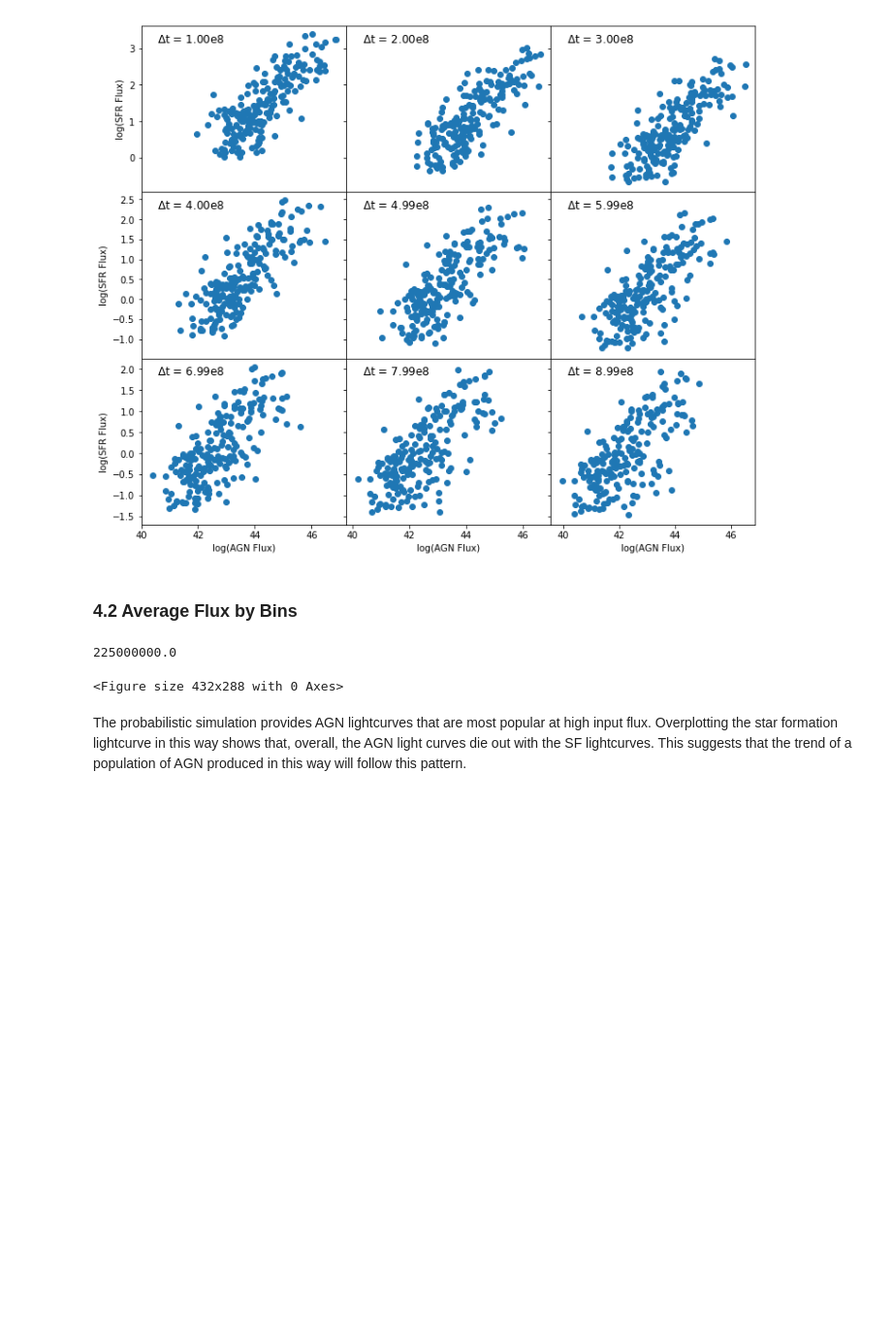
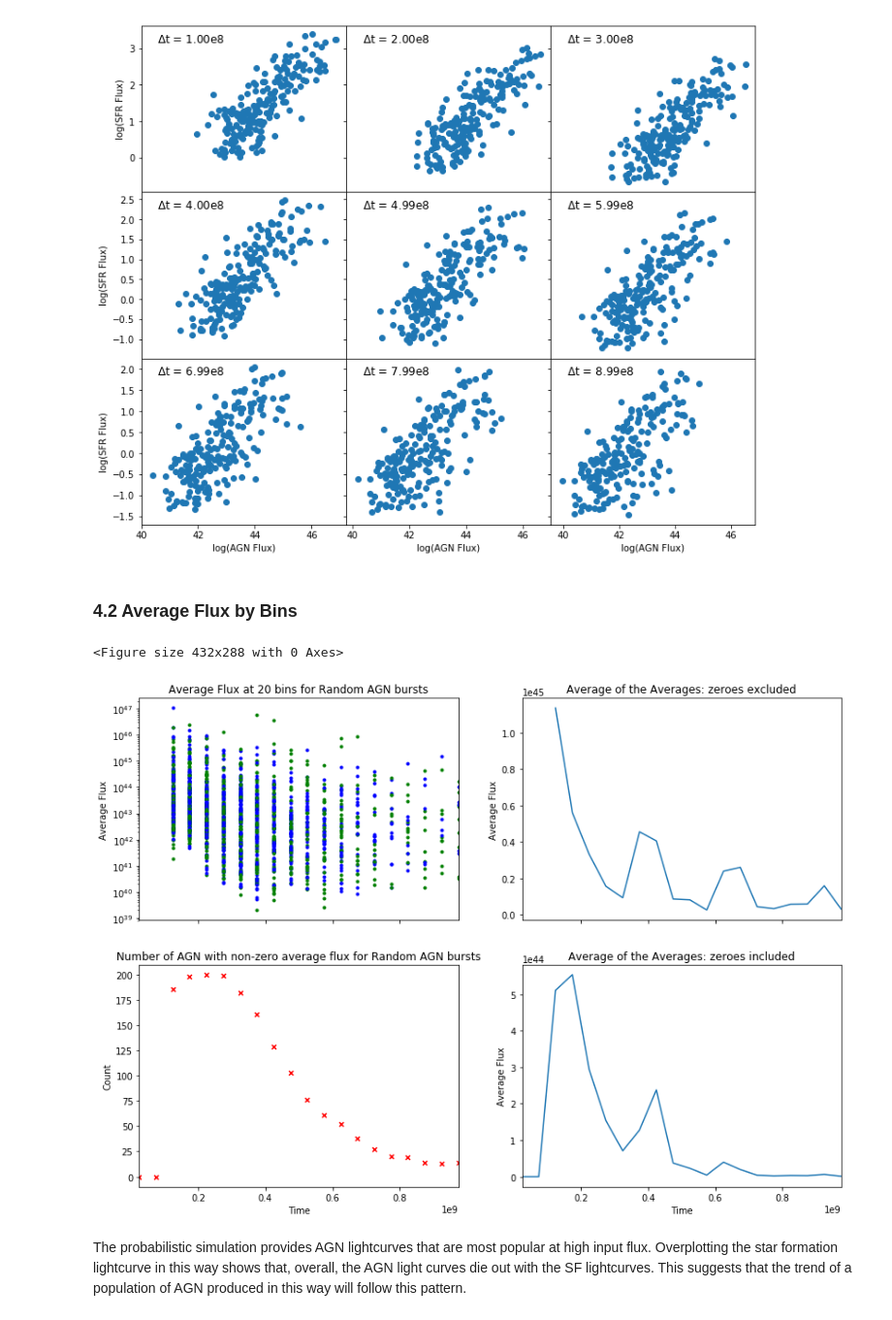
Before and after one commit to jr832jtr/MPhys-Project, a Jupyter notebook: MPhys.ipynb, the cells around one changed output. Shown: that part at 97% size. Cells and saved outputs as stored; diff of their text form; code cells hidden in the pictures; blank space fills up the shorter version.

```diff
--- a/MPhys.ipynb
+++ b/MPhys.ipynb
@@ -161,10 +161,10 @@ Prob_Sim.GridPlot((3, 3), 'Spearman', True)
 # %% [markdown]
 ### 4.2 Average Flux by Bins
 # %%
-NewFunctions.Average(20, Prob_Sim.SimPlot(plot = False), no_gals, log_y = False, name = 'Random AGN bursts', Return = True)
+NewFunctions.Average(20, Prob_Sim.SimPlot(plot = False), no_gals, log_y = False, name = 'Random AGN bursts', Return = False)
 # %% [output]
-225000000.0
+<Figure size 432x288 with 0 Axes>
-<Figure size 432x288 with 0 Axes>
+[figure, added]
 # %% [markdown]
 The probabilistic simulation provides AGN lightcurves that are most popular at high input flux. Overplotting the star formation lightcurve in this way shows that, overall, the AGN light curves die out with the SF lightcurves. This suggests that the trend of a population of AGN produced in this way will follow this pattern.
 # %% [markdown]
```
Also changed, not shown: parts of 9 cells of this notebook.
